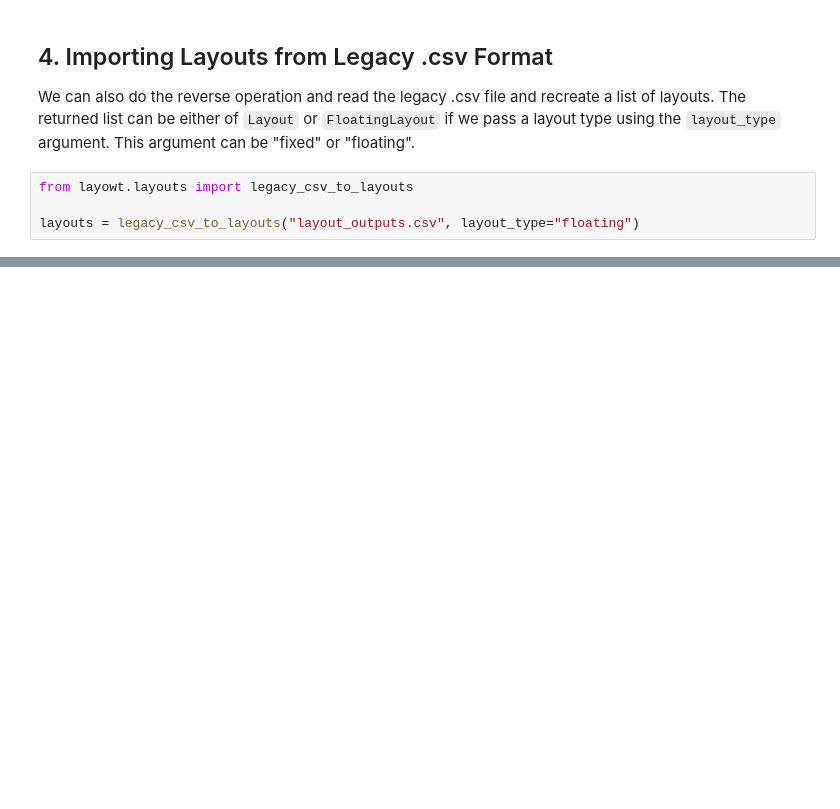
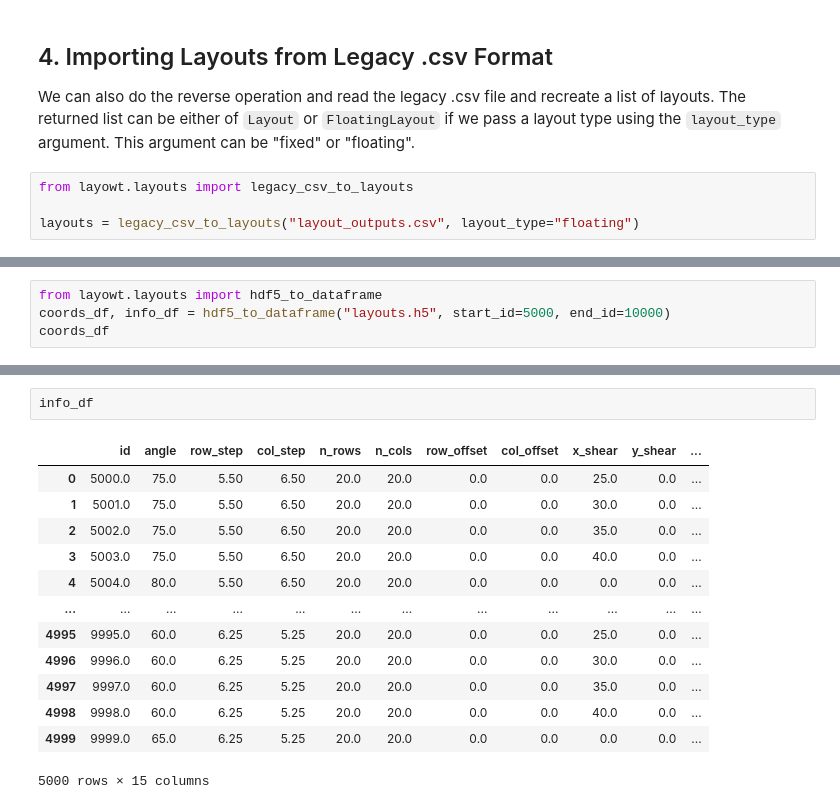
Before and after one commit to GTornero/layOWt, a Jupyter notebook: docs/source/notebooks/GriddedLayoutGenerator_tutorial.ipynb, the cells around one changed output, grey strips where cells are left out. Drawn from its saved outputs; the diff is of its cells as text; blank space fills up the shorter version.

```diff
--- a/docs/source/notebooks/GriddedLayoutGenerator_tutorial.ipynb
+++ b/docs/source/notebooks/GriddedLayoutGenerator_tutorial.ipynb
@@ -172,0 +227,4 @@ layouts = legacy_csv_to_layouts("layout_outputs.csv", layout_type="floating")
+# %%
+from layowt.layouts import hdf5_to_dataframe
+coords_df, info_df = hdf5_to_dataframe("layouts.h5", start_id=5000, end_id=10000)
+coords_df
@@ -172,0 +245,16 @@ layouts = legacy_csv_to_layouts("layout_outputs.csv", layout_type="floating")
+# %%
+info_df
+# %% [output]
+|  | id | angle | row_step | col_step | n_rows | n_cols | row_offset | col_offset | x_shear | y_shear | ... |
+| 0 | 5000.0 | 75.0 | 5.50 | 6.50 | 20.0 | 20.0 | 0.0 | 0.0 | 25.0 | 0.0 | ... |
+| 1 | 5001.0 | 75.0 | 5.50 | 6.50 | 20.0 | 20.0 | 0.0 | 0.0 | 30.0 | 0.0 | ... |
+| 2 | 5002.0 | 75.0 | 5.50 | 6.50 | 20.0 | 20.0 | 0.0 | 0.0 | 35.0 | 0.0 | ... |
+| 3 | 5003.0 | 75.0 | 5.50 | 6.50 | 20.0 | 20.0 | 0.0 | 0.0 | 40.0 | 0.0 | ... |
+| 4 | 5004.0 | 80.0 | 5.50 | 6.50 | 20.0 | 20.0 | 0.0 | 0.0 | 0.0 | 0.0 | ... |
+| ... | ... | ... | ... | ... | ... | ... | ... | ... | ... | ... | ... |
+| 4995 | 9995.0 | 60.0 | 6.25 | 5.25 | 20.0 | 20.0 | 0.0 | 0.0 | 25.0 | 0.0 | ... |
+| 4996 | 9996.0 | 60.0 | 6.25 | 5.25 | 20.0 | 20.0 | 0.0 | 0.0 | 30.0 | 0.0 | ... |
+| 4997 | 9997.0 | 60.0 | 6.25 | 5.25 | 20.0 | 20.0 | 0.0 | 0.0 | 35.0 | 0.0 | ... |
+| 4998 | 9998.0 | 60.0 | 6.25 | 5.25 | 20.0 | 20.0 | 0.0 | 0.0 | 40.0 | 0.0 | ... |
+| 4999 | 9999.0 | 65.0 | 6.25 | 5.25 | 20.0 | 20.0 | 0.0 | 0.0 | 0.0 | 0.0 | ... |
+5000 rows × 15 columns
```
Also changed, not shown: parts of 6 cells of this notebook.
